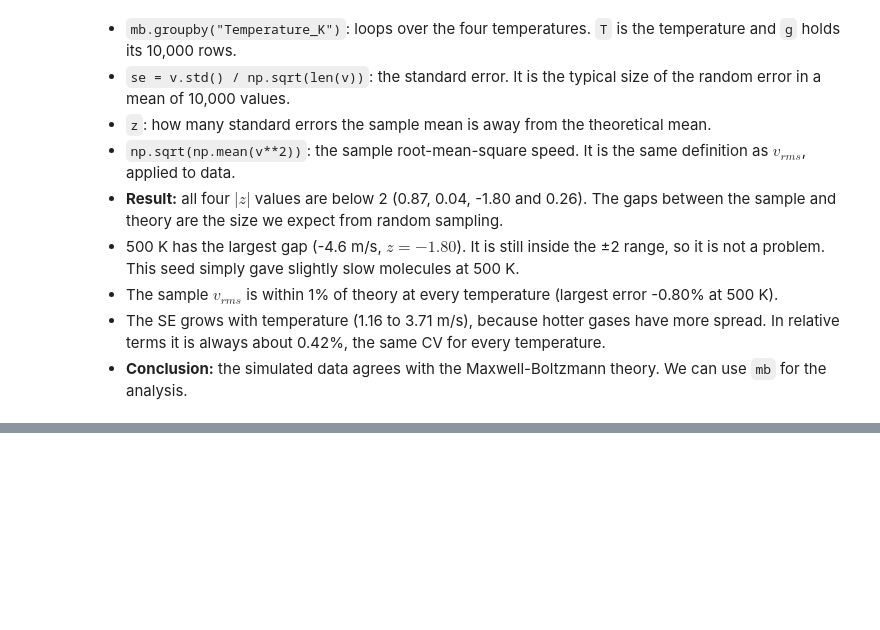
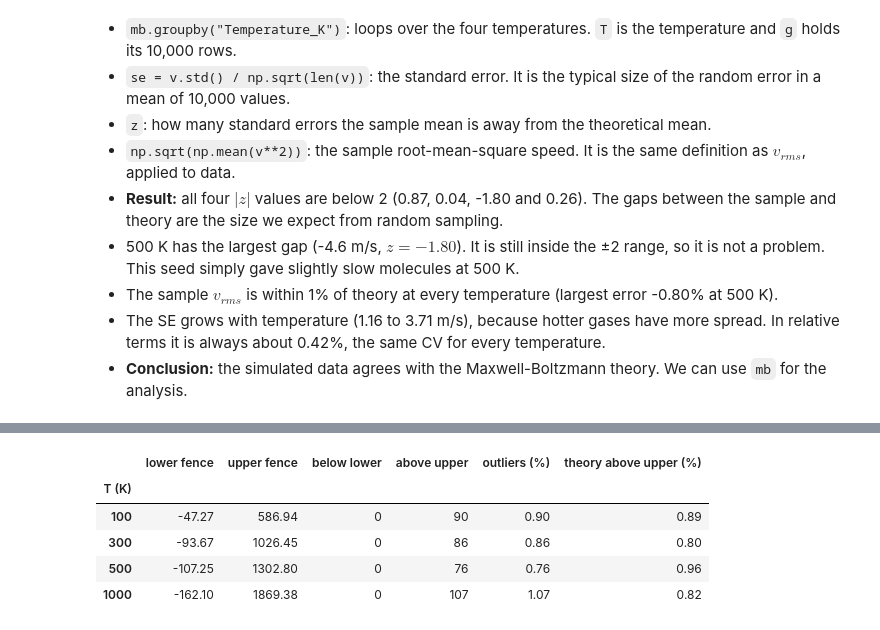
Before and after one commit to 2026023DataAnalysis/Strategy_thinking, a Jupyter notebook: Fluid Data Analytic.ipynb, the cells around one changed output, grey strips where cells are left out. Saved outputs shown, nothing was run; the diff lists cells and outputs as text; code cells hidden in the pictures; blank space fills up the shorter version.

Commit message:
Data cleaData cleaning: missing values, duplicates and physical checksning: missing values, duplicates and physical checks

```diff
--- a/Fluid Data Analytic.ipynb
+++ b/Fluid Data Analytic.ipynb
@@ -395,0 +462,17 @@ pd.DataFrame(rows).set_index("T (K)").round(2)
+# %%
+mb["V_mp_theory"] = v_most_probable(mb["Temperature_K"])
+mb["V_mean_theory"] = v_mean_theory(mb["Temperature_K"])
+mb["V_rms_theory"] = v_rms_theory(mb["Temperature_K"])
+mb["Normalised_Speed"] = mb["Speed"] / mb["V_mp_theory"]
+
+LEAKAGE_COLS = ["V_mp_theory", "V_mean_theory", "V_rms_theory", "Normalised_Speed"]   # never use as model inputs
+
+summary = mb.groupby("Temperature_K").agg(
+    V_mp_unique=("V_mp_theory", "nunique"),
+    V_mp_theory=("V_mp_theory", "first"),
+    Norm_mean=("Normalised_Speed", "mean"),
+    Norm_std=("Normalised_Speed", "std"),
+)
+print("columns:", list(mb.columns))
+print(f"theory for u: mean = {2 / np.sqrt(np.pi):.4f}, std = {np.sqrt(1.5 - 4 / np.pi):.4f}\n")
+summary.round(4)
@@ -395,0 +585,26 @@ pd.DataFrame(rows).set_index("T (K)").round(2)
+# %%
+rows = []
+for T, g in mb.groupby("Temperature_K"):
+    v = g["Speed"]
+    q1, q3 = v.quantile([0.25, 0.75])
+    iqr = q3 - q1
+    low, high = q1 - 1.5 * iqr, q3 + 1.5 * iqr
+    dist = stats.maxwell(loc=0, scale=maxwell_scale(T))
+    rows.append({
+        "T (K)": T,
+        "lower fence": low,
+        "upper fence": high,
+        "below lower": (v < low).sum(),
+        "above upper": (v > high).sum(),
+        "outliers (%)": 100 * ((v < low) | (v > high)).mean(),
+        "theory above upper (%)": 100 * dist.sf(high),
+    })
+
+pd.DataFrame(rows).set_index("T (K)").round(2)
+# %% [output]
+|  | lower fence | upper fence | below lower | above upper | outliers (%) | theory above upper (%) |
+| T (K) |  |  |  |  |  |  |
+| 100 | -47.27 | 586.94 | 0 | 90 | 0.90 | 0.89 |
+| 300 | -93.67 | 1026.45 | 0 | 86 | 0.86 | 0.80 |
+| 500 | -107.25 | 1302.80 | 0 | 76 | 0.76 | 0.96 |
+| 1000 | -162.10 | 1869.38 | 0 | 107 | 1.07 | 0.82 |
```
Also changed, not shown: parts of 17 cells of this notebook, 2 other files.
